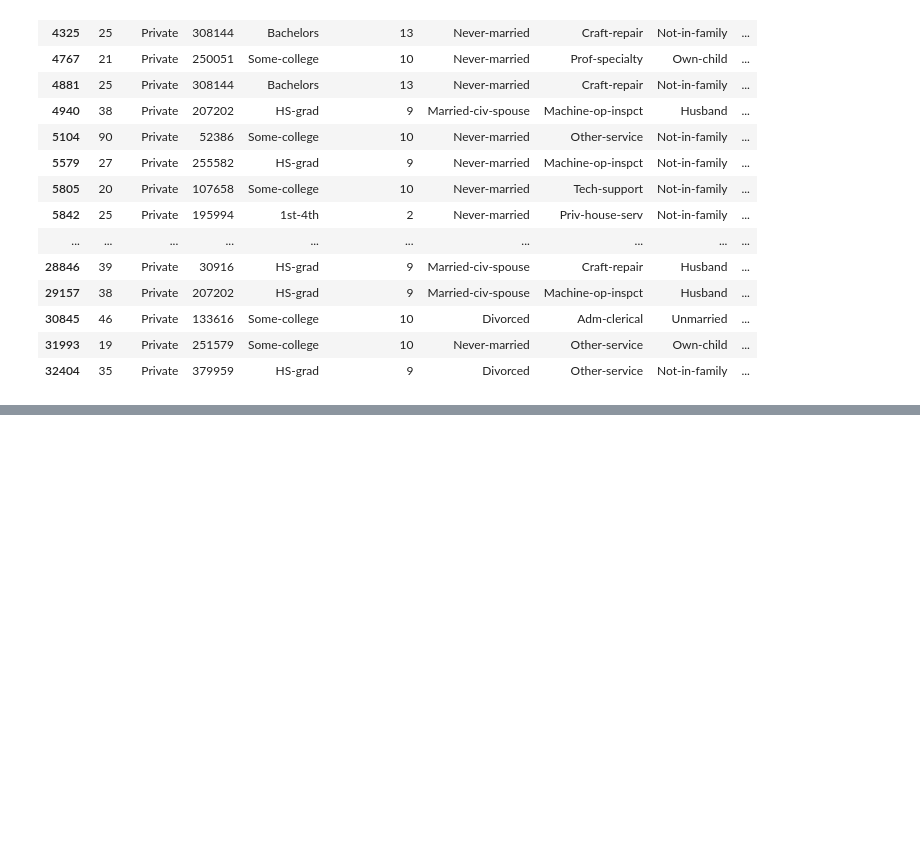
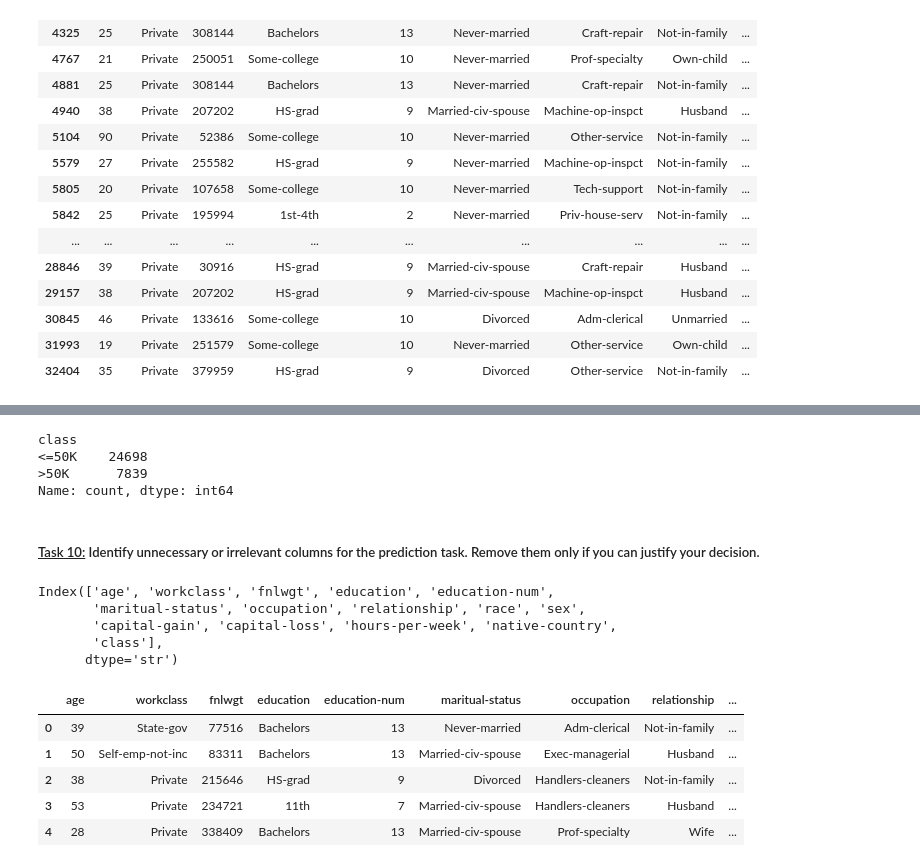
Before and after one commit to IsItHM/ML_projects, a Jupyter notebook: AI_Lab_HA_1.ipynb, the cells around one changed output, grey strips where cells are left out. Cells and saved outputs as stored; diff of their text form; code cells hidden in the pictures; blank space fills up the shorter version.

```diff
--- a/AI_Lab_HA_1.ipynb
+++ b/AI_Lab_HA_1.ipynb
@@ -11,3 +21,5 @@ url="/content/adult.data"
+# %%
+url="D:/Hamim/Fall trimeseter 26-3/AI_Lab/adult/adult.data"
 # %%
 df=pd.read_csv(url)
 # %%
@@ -95,3 +221,5 @@ df[df.duplicated(keep=False)]
 | 30845 | 46 | Private | 133616 | Some-college | 10 | Divorced | Adm-clerical | Unmarried | ... |
 | 31993 | 19 | Private | 251579 | Some-college | 10 | Never-married | Other-service | Own-child | ... |
 | 32404 | 35 | Private | 379959 | HS-grad | 9 | Divorced | Other-service | Not-in-family | ... |
+# %%
+df = df.drop_duplicates()
@@ -97,0 +238,11 @@ df[df.duplicated(keep=False)]
+# %%
+#we want to remove spaces from all the values,So we write this
+df['workclass']=df['workclass'].str.strip()
+df['education']=df['education'].str.strip()
+df['maritual-status']=df['maritual-status'].str.strip()
+df['occupation']=df['occupation'].str.strip()
+df['relationship']=df['relationship'].str.strip()
+df['race']=df['race'].str.strip()
+df['sex']=df['sex'].str.strip()
+df['native-country']=df['native-country'].str.strip()
+df['class']=df['class'].str.strip()
@@ -97,0 +268,2 @@ df[df.duplicated(keep=False)]
+# %%
+df = df.replace('?', np.nan)
@@ -97,0 +440,28 @@ df[df.duplicated(keep=False)]
+# %%
+df['class'].value_counts(dropna=False)
+# %% [output]
+class
+<=50K    24698
+>50K      7839
+Name: count, dtype: int64
+# %% [markdown]
+<h5><u>Task 10:</u>
+Identify unnecessary or irrelevant columns for the prediction task. Remove them only
+if you can justify your decision.</h5>
+# %%
+df.columns
+# %% [output]
+Index(['age', 'workclass', 'fnlwgt', 'education', 'education-num',
+       'maritual-status', 'occupation', 'relationship', 'race', 'sex',
+       'capital-gain', 'capital-loss', 'hours-per-week', 'native-country',
+       'class'],
+      dtype='str')
+# %%
+df.head()
+# %% [output]
+|  | age | workclass | fnlwgt | education | education-num | maritual-status | occupation | relationship | ... |
+| 0 | 39 | State-gov | 77516 | Bachelors | 13 | Never-married | Adm-clerical | Not-in-family | ... |
+| 1 | 50 | Self-emp-not-inc | 83311 | Bachelors | 13 | Married-civ-spouse | Exec-managerial | Husband | ... |
+| 2 | 38 | Private | 215646 | HS-grad | 9 | Divorced | Handlers-cleaners | Not-in-family | ... |
+| 3 | 53 | Private | 234721 | 11th | 7 | Married-civ-spouse | Handlers-cleaners | Husband | ... |
+| 4 | 28 | Private | 338409 | Bachelors | 13 | Married-civ-spouse | Prof-specialty | Wife | ... |
```
Also changed, not shown: parts of 84 cells of this notebook.
